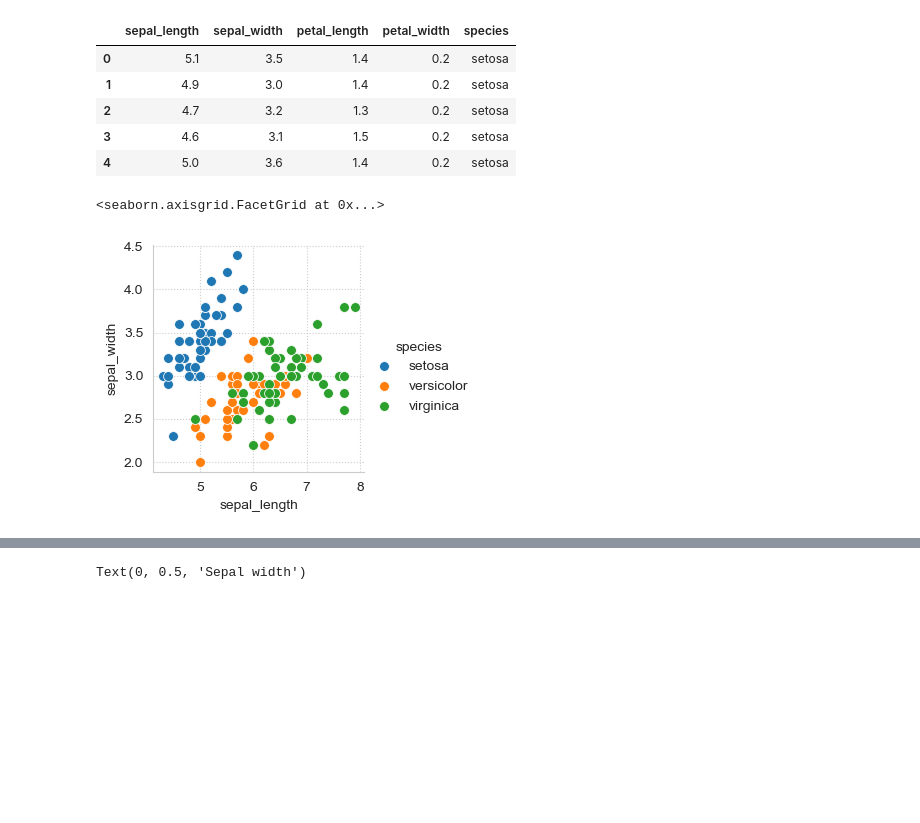
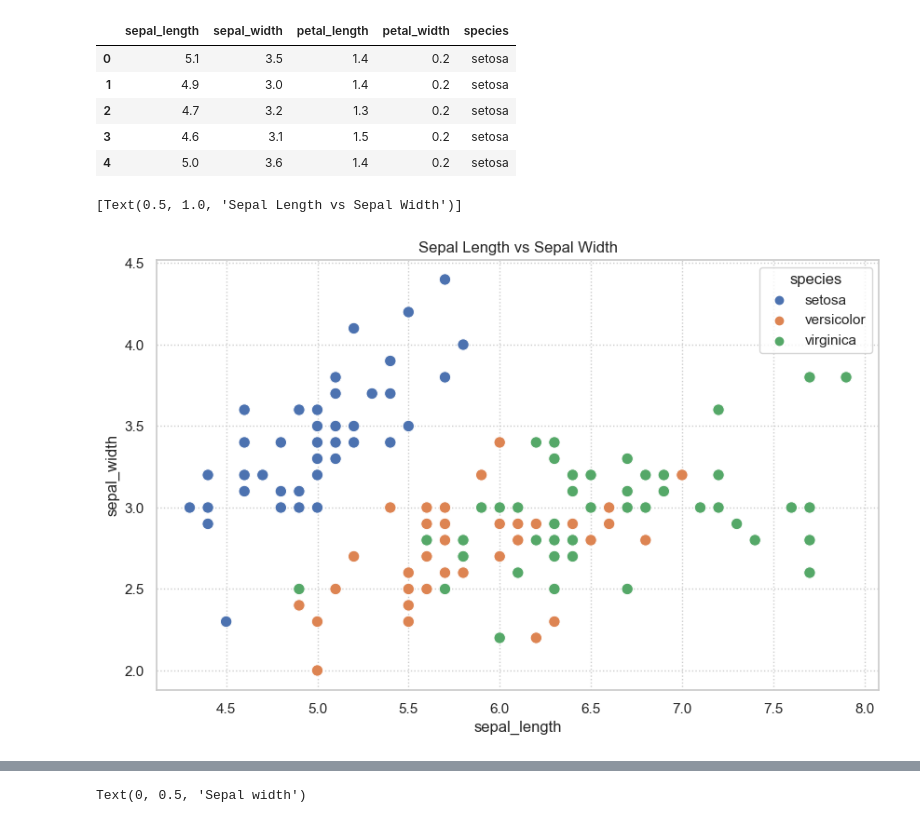
Before and after one commit to faizuddin/ISB46703, a Jupyter notebook: learning/supervised_classification_svm.ipynb, the cells around one changed output, grey strips where cells are left out. Saved outputs shown, nothing was run; the diff lists cells and outputs as text; code cells hidden in the pictures; blank space fills up the shorter version.

```diff
--- a/learning/supervised_classification_svm.ipynb
+++ b/learning/supervised_classification_svm.ipynb
@@ -202,12 +201,11 @@ df.head()
 | 4 | 5.0 | 3.6 | 1.4 | 0.2 | setosa |
 # %%
 # Sepal plot of all species
-g = sns.FacetGrid(df, hue="species")
-g.map_dataframe(sns.scatterplot, x="sepal_length", y="sepal_width", s=50)
-g.add_legend()
+fig, ax = plt.subplots(figsize=(10, 6))
+sns.scatterplot(data=df, x="sepal_length", y="sepal_width", s=80, hue="species").set(title='Sepal Length vs Sepal Width')
 # %% [output]
-<seaborn.axisgrid.FacetGrid at 0x...>
+[Text(0.5, 1.0, 'Sepal Length vs Sepal Width')]
-[figure, old version]
+[figure, new version]
 # %%
 # Select setosa and versicolor
 species = ["setosa", "versicolor"]
```
Also changed, not shown: parts of 11 cells of this notebook, 1 other file.
